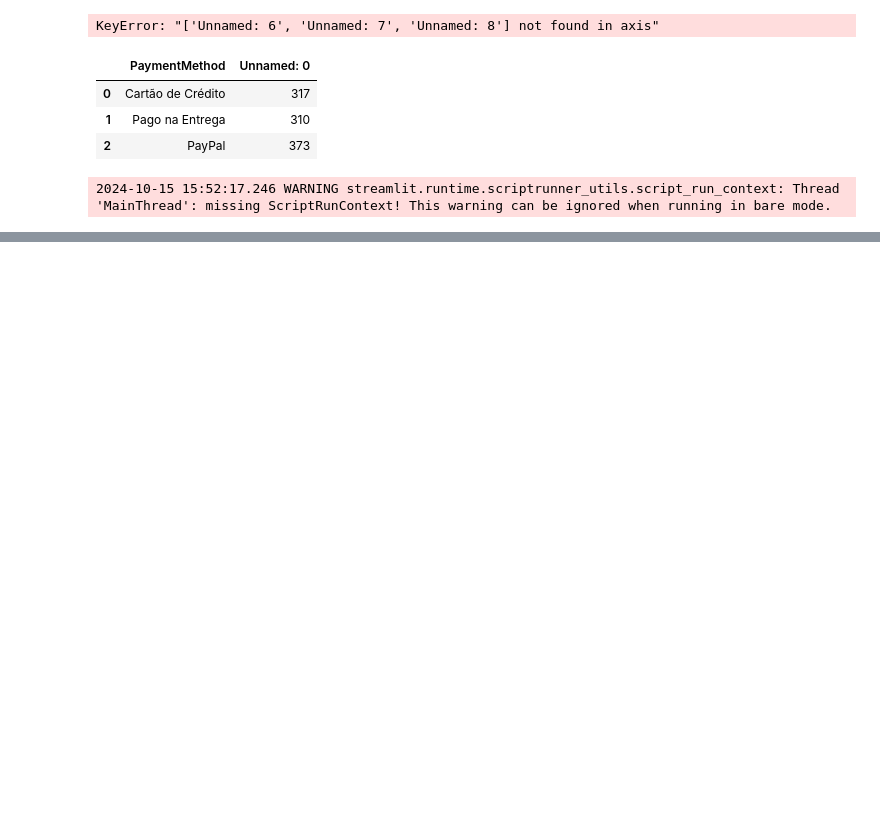
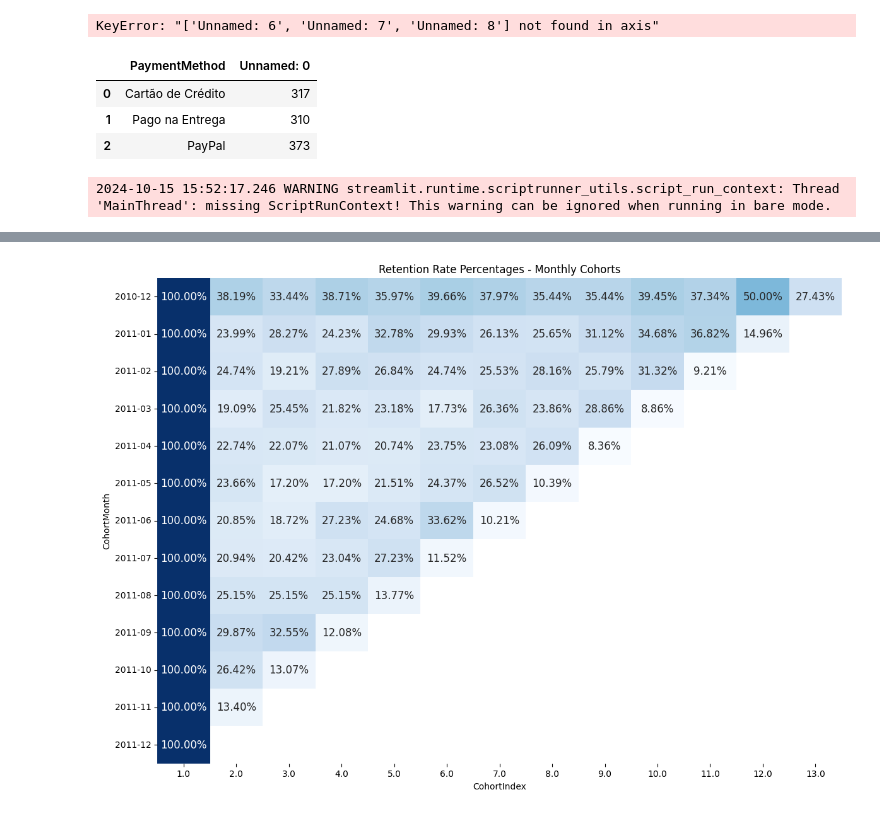
Before and after one commit to Thalesh7991/company_future, a Jupyter notebook: app/notebooks/analise.ipynb, the cells around one changed output, grey strips where cells are left out. Saved outputs shown, nothing was run; the diff lists cells and outputs as text; code cells hidden in the pictures; blank space fills up the shorter version.

```diff
--- a/app/notebooks/analise.ipynb
+++ b/app/notebooks/analise.ipynb
@@ -83,0 +89,12 @@ mymap
+# %%
+df = pd.read_csv('../data/data.csv', encoding='unicode_escape')
+# %%
+def get_month(x): return dt.datetime(x.year, x.month, 1)
+
+def get_dates(df, col):
+
+    year = df[col].dt.year
+    month = df[col].dt.month
+    day = df[col].dt.day
+
+    return year, month, day
@@ -83,0 +118,46 @@ mymap
+# %%
+df["InvoiceDate"] = pd.to_datetime(df["InvoiceDate"])
+
+df["InvoiceMonth"] = df["InvoiceDate"].apply(get_month)
+
+df["CohortMonth"] = df.groupby("CustomerID")["InvoiceMonth"].transform("min")
+
+
+
+invoice_year, invoice_month, invoice_day = get_dates(df, "InvoiceMonth")
+cohort_year, cohort_month, cohort_day = get_dates(df, "CohortMonth")
+
+year_diff = invoice_year - cohort_year
+month_diff = invoice_month - cohort_month
+
+df["CohortIndex"] = 12 * year_diff + month_diff + 1
+
+
+
+
+
+cohort_data = df.groupby(["CohortIndex", "CohortMonth"])["CustomerID"].nunique().reset_index()
+cohort_pivot = cohort_data.pivot(index = "CohortMonth", columns = "CohortIndex", values = "CustomerID")
+
+
+
+cohort_sizes = cohort_pivot.iloc[:, 0]
+
+retention = cohort_pivot.divide(cohort_sizes, axis = 0)
+retention.index = retention.index.strftime("%Y-%m")
+
+
+
+from matplotlib import pyplot as plt
+import seaborn as sns
+
+plt.rcParams["axes.facecolor"] = "white"
+fig, ax = plt.subplots(figsize = (14, 10))
+
+sns.heatmap(retention, cmap = "Blues", annot = True, fmt = ".2%", annot_kws = {"fontsize": 12}, cbar = False, ax = ax)
+
+plt.title("Retention Rate Percentages - Monthly Cohorts")
+plt.yticks(rotation = 0)
+plt.show()
+# %% [output]
+[figure, added]
```
Also changed, not shown: parts of 3 cells of this notebook.
